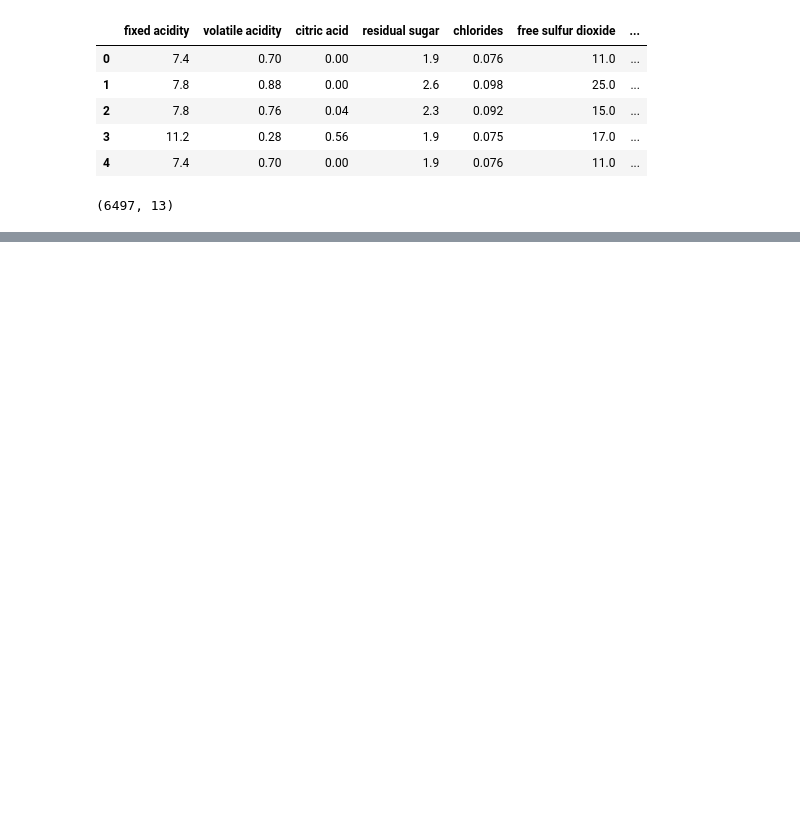
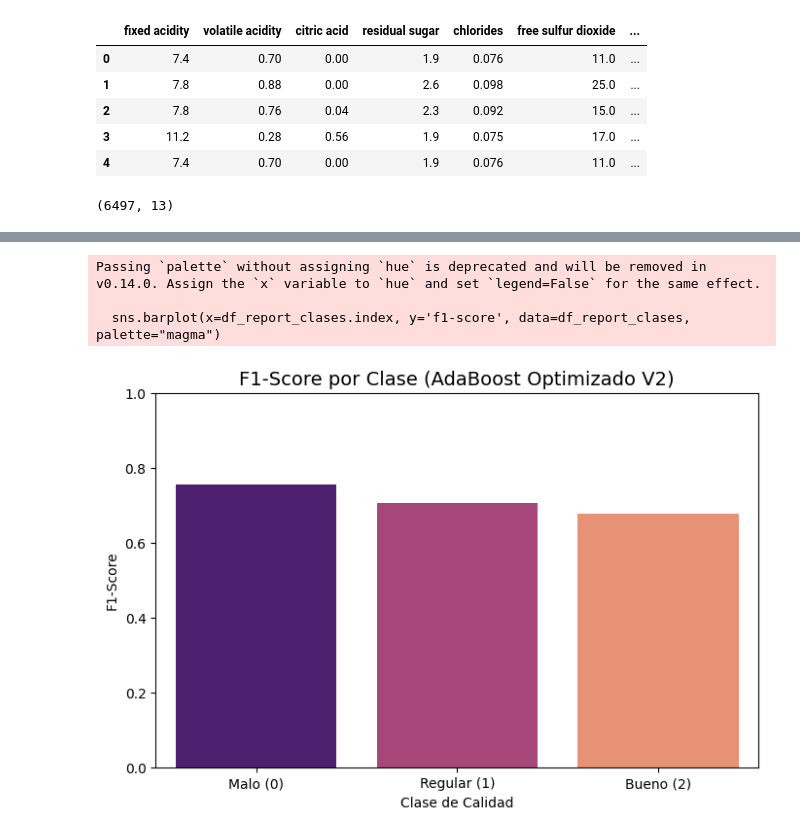
Before and after one commit to barre81-Valencia/Proyecto-maching-learning, a Jupyter notebook: Proyecto ML.ipynb, the cells around one changed output, grey strips where cells are left out. Drawn from its saved outputs; the diff is of its cells as text; code cells hidden in the pictures; blank space fills up the shorter version.

```diff
--- a/Proyecto ML.ipynb
+++ b/Proyecto ML.ipynb
@@ -26,0 +723,29 @@ df_vino_combinado.shape
+# %%
+
+
+# **IMPORTANTE:** Asegúrate de que y_test y y_pred_final_v2 ya han sido generados con el código anterior.
+
+# 1. Generar el reporte de clasificación como diccionario
+report = classification_report(y_test, y_pred_final_v2, output_dict=True, zero_division=0)
+df_report = pd.DataFrame(report).transpose()
+
+# 2. SELECCIONAR solo las filas de las clases (excluir 'accuracy', 'macro avg', 'weighted avg')
+# Los nombres de las filas en el reporte son '0', '1', '2' (como strings)
+df_report_clases = df_report.loc[['0', '1', '2']]
+
+# 3. Mapeo de etiquetas para el gráfico
+df_report_clases.index = ["Malo (0)", "Regular (1)", "Bueno (2)"]
+
+plt.figure(figsize=(8, 5))
+# Usamos el DataFrame filtrado df_report_clases
+sns.barplot(x=df_report_clases.index, y='f1-score', data=df_report_clases, palette="magma")
+plt.title('F1-Score por Clase (AdaBoost Optimizado V2)', fontsize=14)
+plt.xlabel('Clase de Calidad')
+plt.ylabel('F1-Score')
+plt.ylim(0.0, 1.0)
+plt.show()
+# %% [output]
+Passing `palette` without assigning `hue` is deprecated and will be removed in v0.14.0. Assign the `x` variable to `hue` and set `legend=False` for the same effect.
+
+  sns.barplot(x=df_report_clases.index, y='f1-score', data=df_report_clases, palette="magma")
+[figure, added]
```
Also changed, not shown: parts of 38 cells of this notebook, 15 other files.
